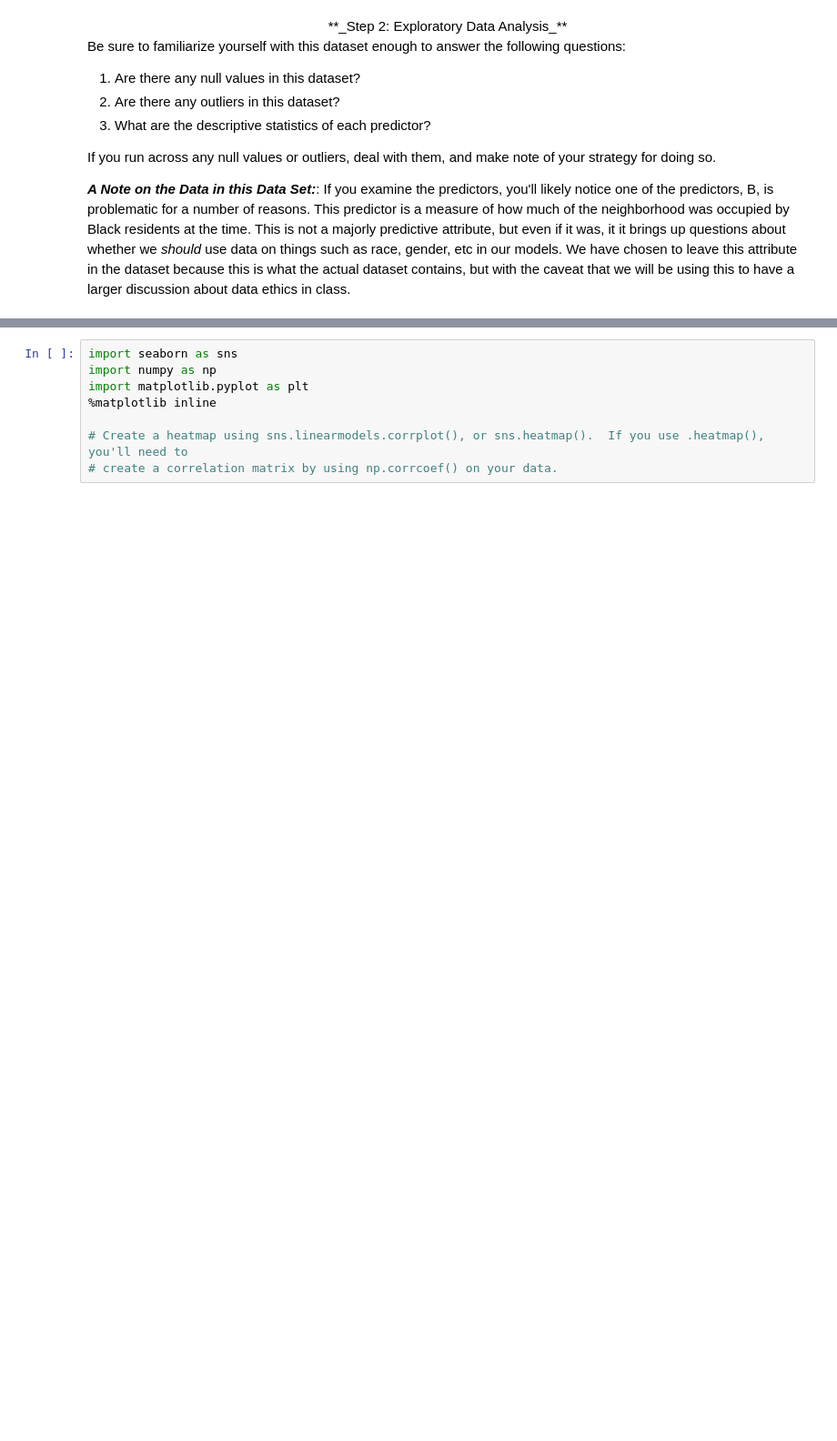
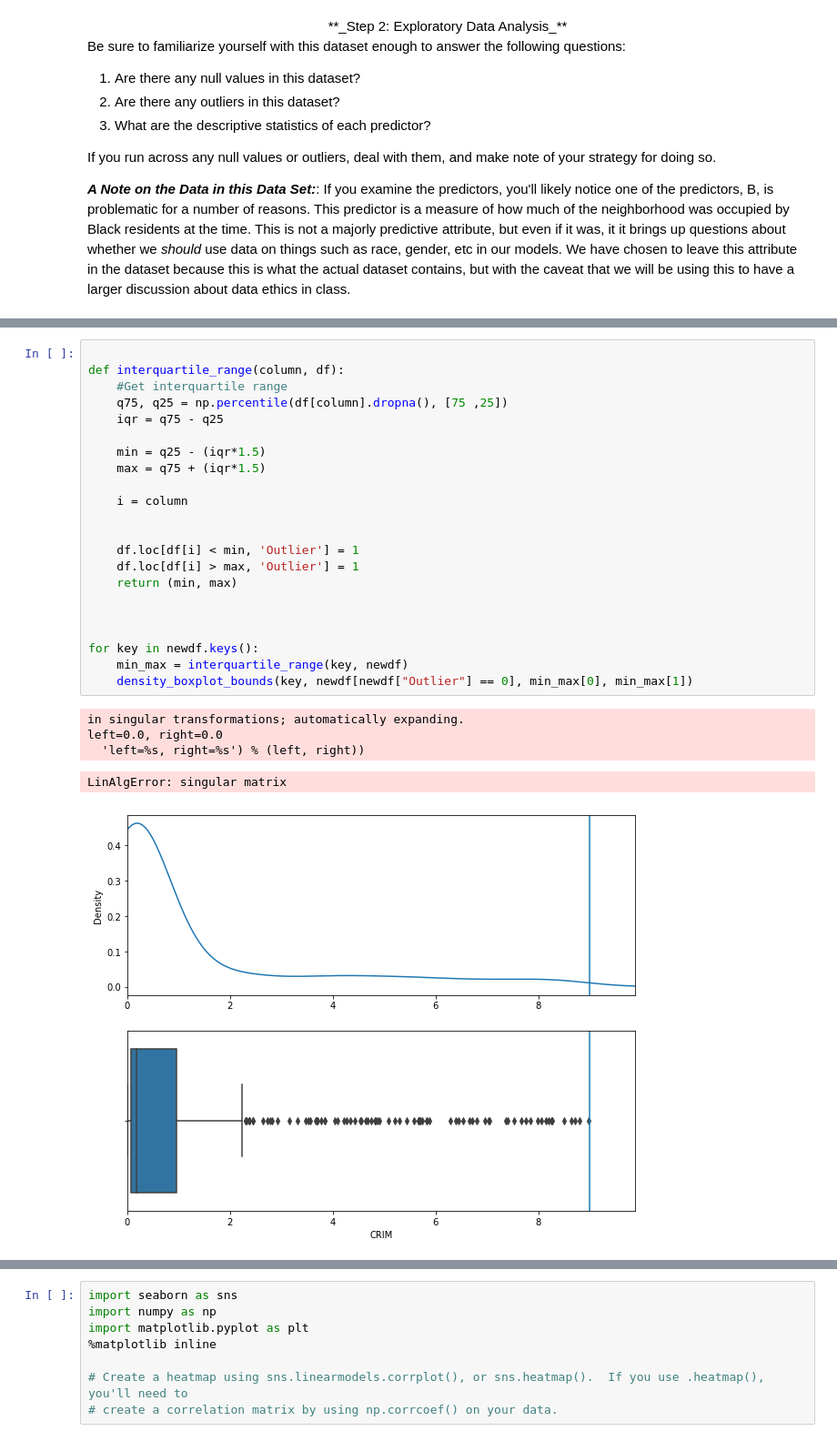
Before and after one commit to JSitter/DS-2-Machine-Learning, a Jupyter notebook: 04_Regression_Techniques.ipynb, the cells around one changed output, grey strips where cells are left out. Shown: that part at 91% size. Drawn from its saved outputs; the diff is of its cells as text; blank space fills up the shorter version.

```diff
--- a/04_Regression_Techniques.ipynb
+++ b/04_Regression_Techniques.ipynb
@@ -201,0 +263,28 @@ display(newdf.head())
+# %%
+
+def interquartile_range(column, df):
+    #Get interquartile range
+    q75, q25 = np.percentile(df[column].dropna(), [75 ,25])
+    iqr = q75 - q25
+
+    min = q25 - (iqr*1.5)
+    max = q75 + (iqr*1.5)
+
+    i = column
+
+
+    df.loc[df[i] < min, 'Outlier'] = 1
+    df.loc[df[i] > max, 'Outlier'] = 1
+    return (min, max)
+
+
+
+for key in newdf.keys():
+    min_max = interquartile_range(key, newdf)
+    density_boxplot_bounds(key, newdf[newdf["Outlier"] == 0], min_max[0], min_max[1])
+# %% [output]
+in singular transformations; automatically expanding.
+left=0.0, right=0.0
+  'left=%s, right=%s') % (left, right))
+LinAlgError: singular matrix
+[figure, added]
```
Also changed, not shown: parts of 6 cells of this notebook.
